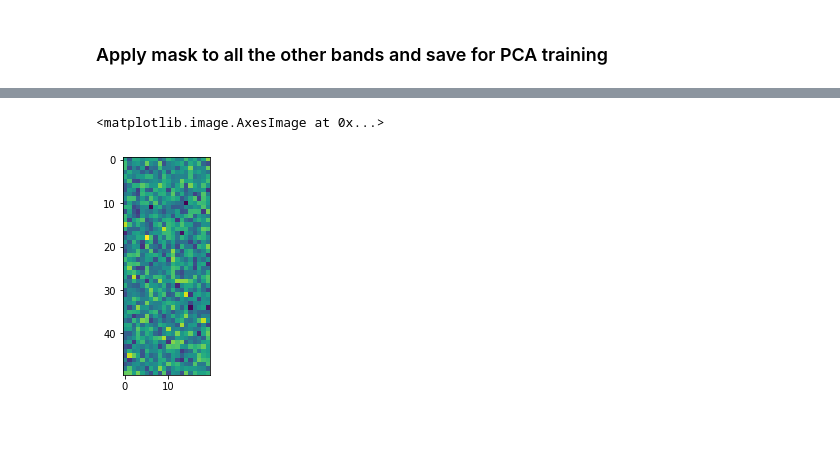
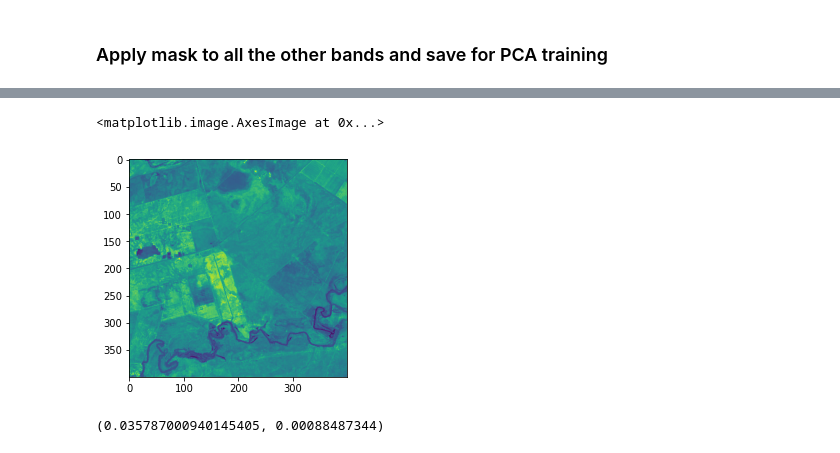
Before and after one commit to ANU-WALD/sat_decomp, a Jupyter notebook: NN_decomp.ipynb, the cells around one changed output, grey strips where cells are left out. Cells and saved outputs as stored; diff of their text form; code cells hidden in the pictures; blank space fills up the shorter version.

```diff
--- a/NN_decomp.ipynb
+++ b/NN_decomp.ipynb
@@ -204,7 +223,11 @@ coeffs.shape, base.shape
-# %%
-rec = coeffs*base
-
-plt.imshow(rec.reshape(50,20))
-# %% [output]
-<matplotlib.image.AxesImage at 0x...>
-[figure, removed]
+# %%
+zm_stack = stack-np.mean(stack, axis=0)
+
+plt.imshow(zm_stack[10].reshape(400,400))
+# %% [output]
+<matplotlib.image.AxesImage at 0x...>
+[figure, added]
+# %%
+zm_stack.std(), out.std()
+# %% [output]
+(0.035787000940145405, 0.00088487344)
```
Also changed, not shown: parts of 20 cells of this notebook.
